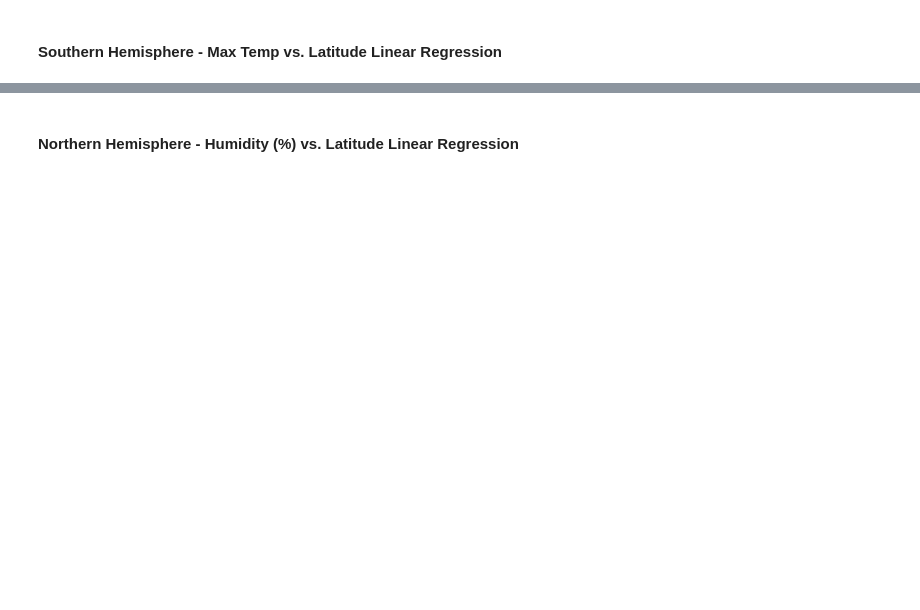
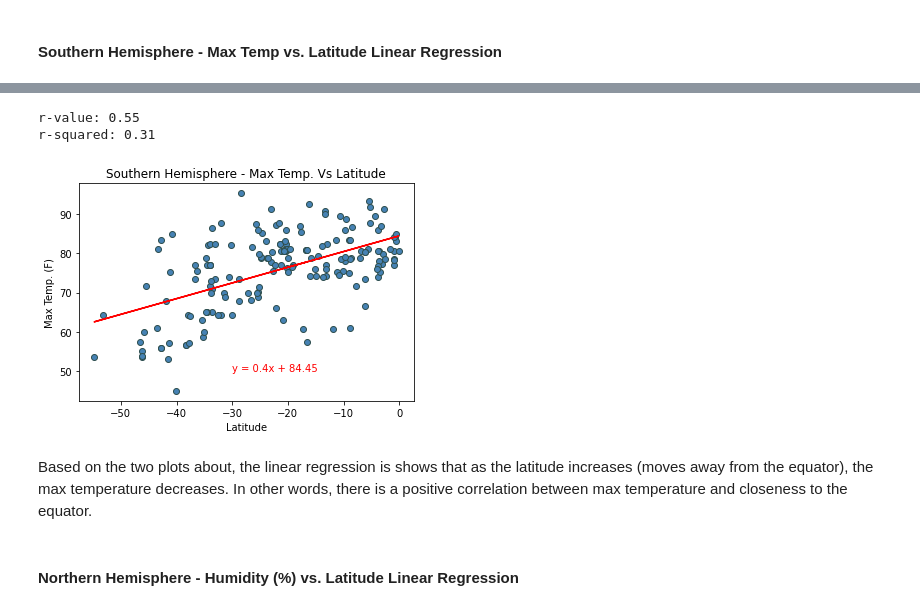
Before and after one commit to LaurenGT/globalweather_analysis, a Jupyter notebook: weatherPy.ipynb, the cells around one changed output, grey strips where cells are left out. Saved outputs shown, nothing was run; the diff lists cells and outputs as text; code cells hidden in the pictures; blank space fills up the shorter version.

```diff
--- a/weatherPy.ipynb
+++ b/weatherPy.ipynb
@@ -248,2 +261,30 @@ The r-value is: 0.6082708688906918
+# %%
+# y-axis variable
+sty_values = so_hem["Max Temp. (F)"]
+
+#correlation:
+(slope, intercept, rvalue, pvalue, stderr) = linregress(sx_values, sty_values)
+regress_values = sx_values * slope + intercept
+line_eq = "y = " + str(round(slope,2)) + "x + " + str(round(intercept,2))
+
+#print statements and plotting
+# print(correlation)
+print(f"r-value: {round(rvalue,2)}")
+print(f"r-squared: {round(rvalue**2,2)}")
+plt.scatter(sx_values, sty_values, marker="o", facecolors="steelblue", edgecolors="darkslategrey")
+plt.plot(sx_values, regress_values, "r-")
+plt.annotate(line_eq, (-30,50), fontsize=10, color="red")
+plt.xlim = (min(sx_values)-10, max(sx_values)+10)
+plt.ylim = (min(sty_values)-10, max(sty_values)+10)
+plt.xlabel("Latitude")
+plt.ylabel("Max Temp. (F)")
+plt.title("Southern Hemisphere - Max Temp. Vs Latitude")
+plt.show()
+# %% [output]
+r-value: 0.55
+r-squared: 0.31
+[figure, added]
+# %% [markdown]
+Based on the two plots about, the linear regression is shows that as the latitude increases (moves away from the equator), the max temperature decreases. In other words, there is a positive correlation between max temperature and closeness to the equator.
 # %% [markdown]
 ####  Northern Hemisphere - Humidity (%) vs. Latitude Linear Regression
```
Also changed, not shown: parts of 26 cells of this notebook, 1 other file.
